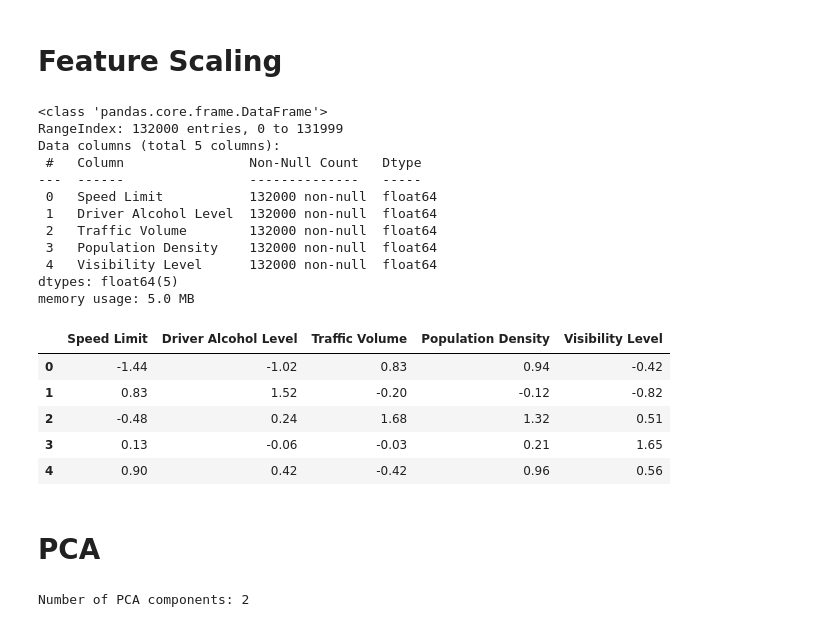
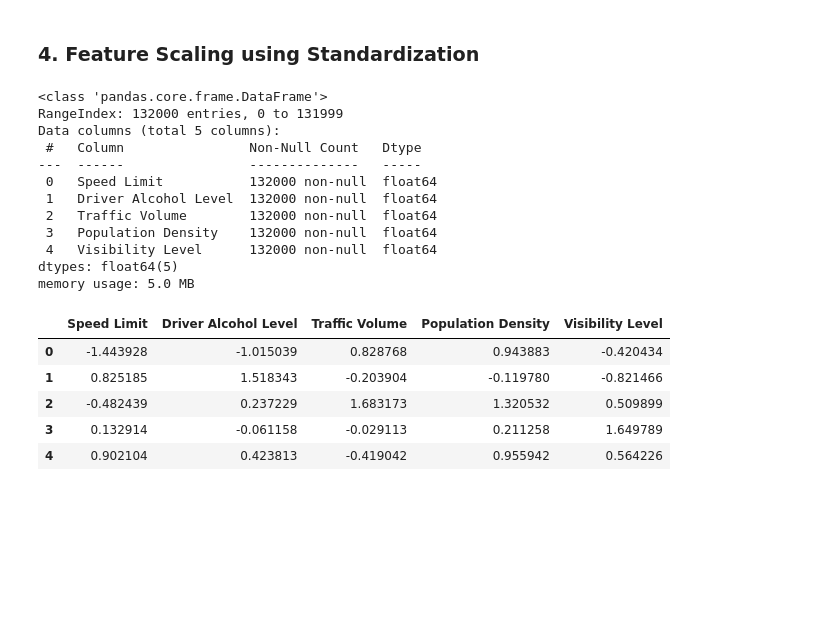
Before and after one commit to iamnotchris14/RoadAccidentDataset, a Jupyter notebook: kMeansClustering.ipynb, the cells around one changed output. Saved outputs shown, nothing was run; the diff lists cells and outputs as text; code cells hidden in the pictures; blank space fills up the shorter version.

```diff
--- a/kMeansClustering.ipynb
+++ b/kMeansClustering.ipynb
@@ -40,49 +85,32 @@ memory usage: 5.0 MB
 # %% [markdown]
-# Feature Scaling
+### 4. Feature Scaling using Standardization
 # %%
 from sklearn.preprocessing import StandardScaler
 
-# Select only numeric columns
-numeric_cols = data_cleaned.select_dtypes(include=['int64', 'float64']).columns
-
 # Standardize numerical features
 scaler = StandardScaler()
-scaled_data = scaler.fit_transform(data_cleaned[numeric_cols])
+scaled_data = scaler.fit_transform(data_cleaned)
 
 #Convert back to DataFrame for easier handling
-scaled_data_df = pd.DataFrame(scaled_data, columns=numeric_cols)
+scaled_data_df = pd.DataFrame(scaled_data, columns=data_cleaned.columns)
 scaled_data_df.info()
 scaled_data_df.head()
 # %% [output]
 <class 'pandas.core.frame.DataFrame'>
 RangeIndex: 132000 entries, 0 to 131999
 Data columns (total 5 columns):
  #   Column                Non-Null Count   Dtype
 ---  ------                --------------   -----
  0   Speed Limit           132000 non-null  float64
  1   Driver Alcohol Level  132000 non-null  float64
  2   Traffic Volume        132000 non-null  float64
  3   Population Density    132000 non-null  float64
  4   Visibility Level      132000 non-null  float64
 dtypes: float64(5)
 memory usage: 5.0 MB
 |  | Speed Limit | Driver Alcohol Level | Traffic Volume | Population Density | Visibility Level |
-| 0 | -1.44 | -1.02 | 0.83 | 0.94 | -0.42 |
-| 1 | 0.83 | 1.52 | -0.20 | -0.12 | -0.82 |
-| 2 | -0.48 | 0.24 | 1.68 | 1.32 | 0.51 |
-| 3 | 0.13 | -0.06 | -0.03 | 0.21 | 1.65 |
-| 4 | 0.90 | 0.42 | -0.42 | 0.96 | 0.56 |
+| 0 | -1.443928 | -1.015039 | 0.828768 | 0.943883 | -0.420434 |
+| 1 | 0.825185 | 1.518343 | -0.203904 | -0.119780 | -0.821466 |
+| 2 | -0.482439 | 0.237229 | 1.683173 | 1.320532 | 0.509899 |
+| 3 | 0.132914 | -0.061158 | -0.029113 | 0.211258 | 1.649789 |
+| 4 | 0.902104 | 0.423813 | -0.419042 | 0.955942 | 0.564226 |
-# %% [markdown]
-# PCA
-# %%
-from sklearn.decomposition import PCA
-
-# Perform PCA
-pca = PCA(n_components=2)
-pca_data = pca.fit_transform(scaled_data_df)
-
-# Convert PCA output to DataFrame
-pca_df = pd.DataFrame(pca_data)
-print("Number of PCA components:", pca.n_components_)
-# %% [output]
-Number of PCA components: 2
```
Also changed, not shown: parts of 22 cells of this notebook, 3 other files.
